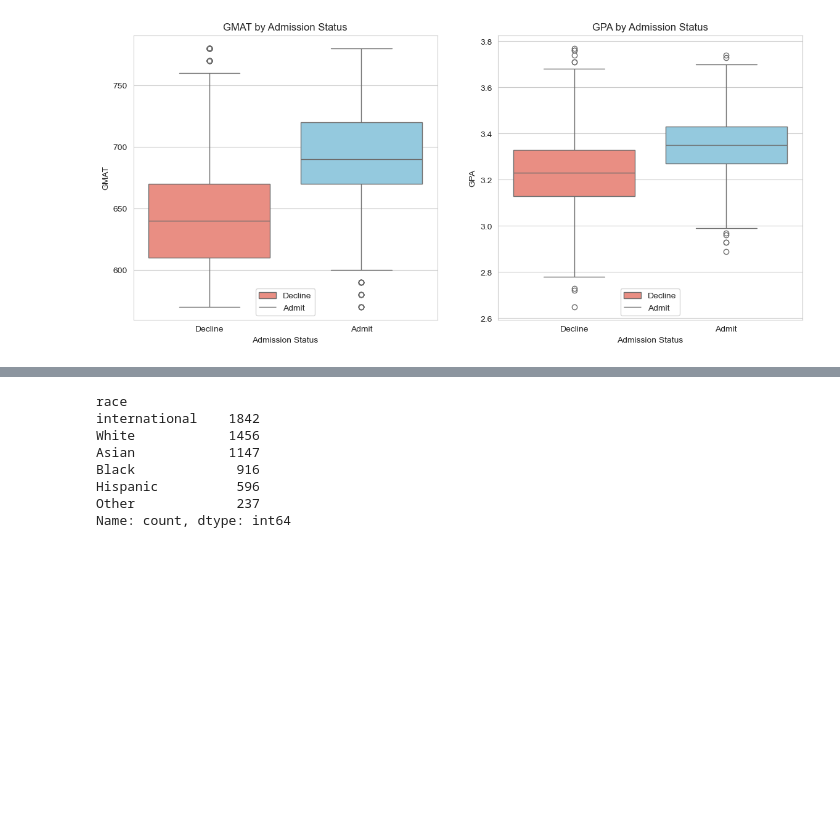
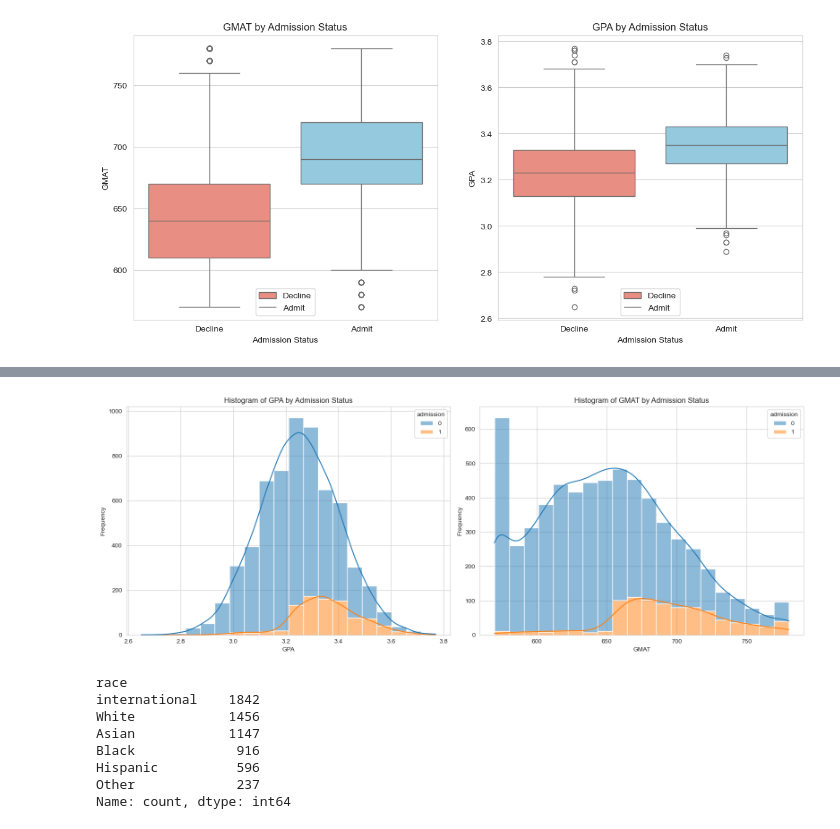
Before and after one commit to encore-ai-240909/eda_workspace, a Jupyter notebook: int/mba_admission_predict/merge.ipynb, the cells around one changed output, grey strips where cells are left out. Cells and saved outputs as stored; diff of their text form; code cells hidden in the pictures; blank space fills up the shorter version.

Commit message:
Feat : readme파일 추가, histogram subplot으로병합

```diff
--- a/int/mba_admission_predict/merge.ipynb
+++ b/int/mba_admission_predict/merge.ipynb
@@ -170,3 +149,25 @@ plt.show()
+# %%
+# 서브플롯 생성
+fig, ax = plt.subplots(1, 2, figsize=(16, 6))
+
+# GPA에 따른 입학 여부 히스토그램
+sns.histplot(data=df, x='gpa', hue='admission', multiple='stack', bins=20, kde=True, ax=ax[0])
+ax[0].set_title('Histogram of GPA by Admission Status')
+ax[0].set_xlabel('GPA')
+ax[0].set_ylabel('Frequency')
+ax[0].grid(True)
+
+# GMAT에 따른 입학 여부 히스토그램
+sns.histplot(data=df, x='gmat', hue='admission', multiple='stack', bins=20, kde=True, ax=ax[1])
+ax[1].set_title('Histogram of GMAT by Admission Status')
+ax[1].set_xlabel('GMAT')
+ax[1].set_ylabel('Frequency')
+ax[1].grid(True)
+
+plt.tight_layout()
+plt.show()
+# %% [output]
+[figure, added]
 # %%
 from sklearn.preprocessing import LabelEncoder
 
```
Also changed, not shown: parts of 2 cells of this notebook, 1 other file.
